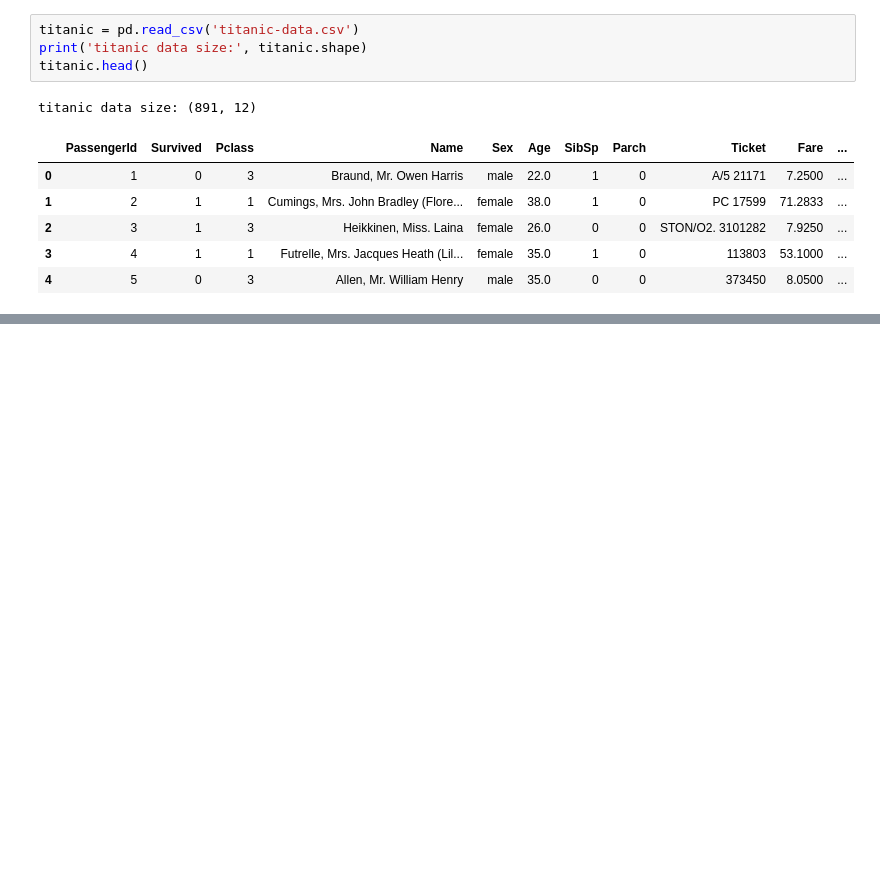
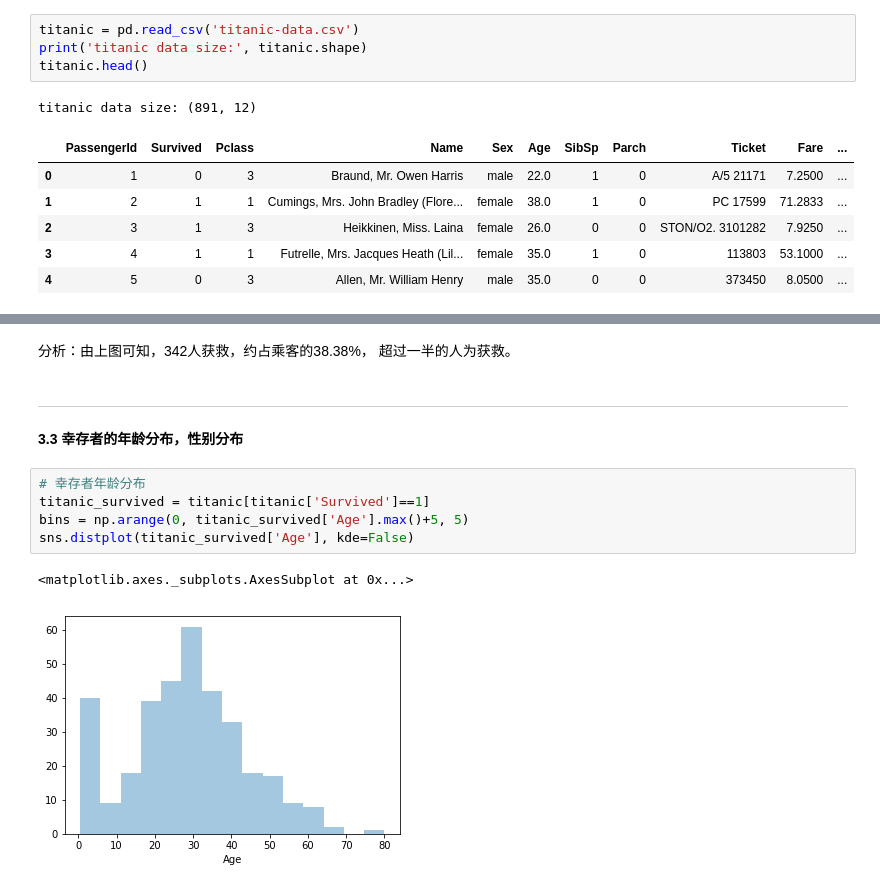
Before and after one commit to LYleonard/DataAnalysis, a Jupyter notebook: Statistics/ExploringDataSet/Explore_Titanic_Data.ipynb, the cells around one changed output, grey strips where cells are left out. Drawn from its saved outputs; the diff is of its cells as text; blank space fills up the shorter version.

```diff
--- a/Statistics/ExploringDataSet/Explore_Titanic_Data.ipynb
+++ b/Statistics/ExploringDataSet/Explore_Titanic_Data.ipynb
@@ -27,0 +174,13 @@ titanic data size: (891, 12)
+# %% [markdown]
+分析：由上图可知，342人获救，约占乘客的38.38%， 超过一半的人为获救。
+# %% [markdown]
+---
+**3.3 幸存者的年龄分布，性别分布**
+# %%
+# 幸存者年龄分布
+titanic_survived = titanic[titanic['Survived']==1]
+bins = np.arange(0, titanic_survived['Age'].max()+5, 5)
+sns.distplot(titanic_survived['Age'], kde=False)
+# %% [output]
+<matplotlib.axes._subplots.AxesSubplot at 0x...>
+[figure, added]
```
Also changed, not shown: parts of 23 cells of this notebook, 2 other files.
